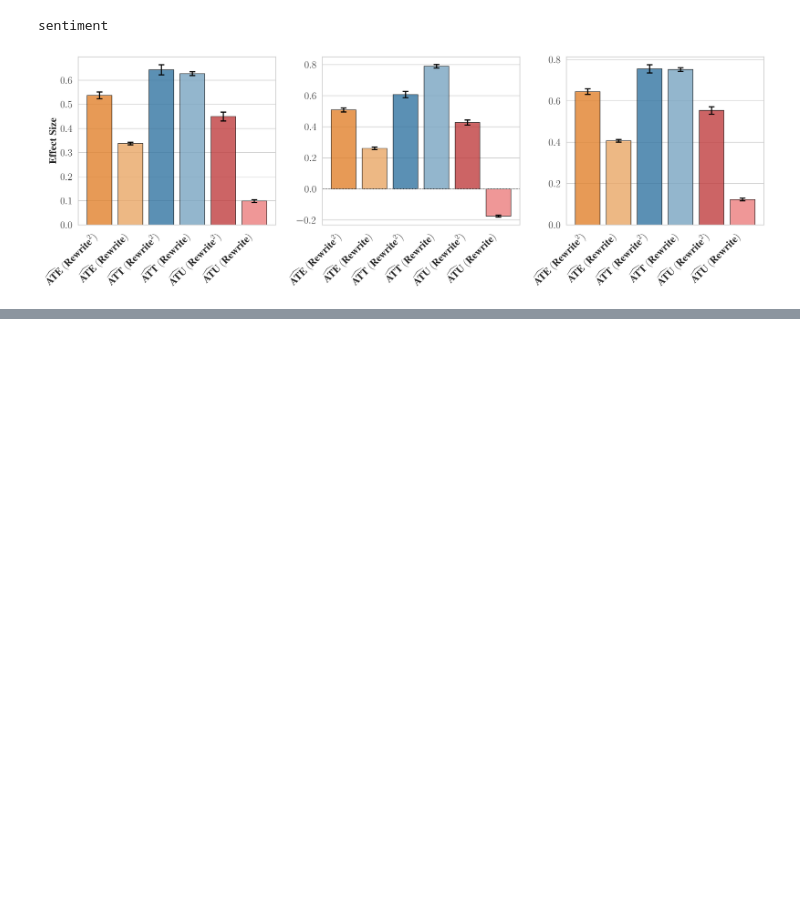
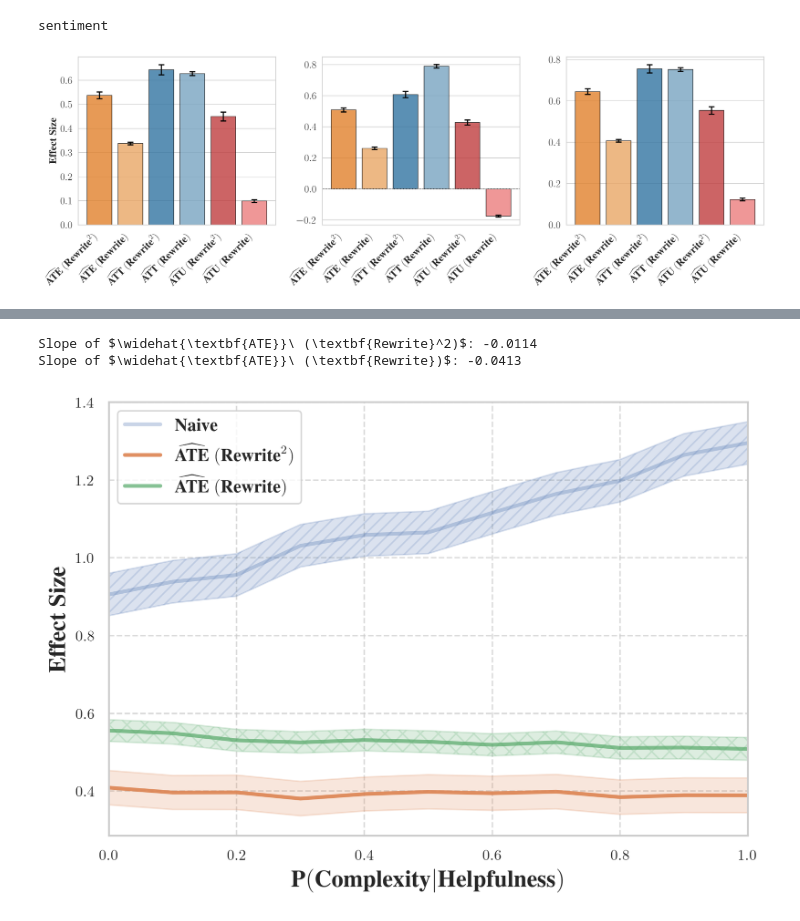
Before and after one commit to toddnief/RATE, a Jupyter notebook: notebooks/results.ipynb, the cells around one changed output, grey strips where cells are left out. Cells and saved outputs as stored; diff of their text form; code cells hidden in the pictures; blank space fills up the shorter version.

```diff
--- a/notebooks/results.ipynb
+++ b/notebooks/results.ipynb
@@ -303,0 +302,6 @@ Slope of $\widehat{\textbf{ATE}}\ (\textbf{Rewrite})$: -0.041311543802865024
+# %%
+synthetic_plot(help_synthetic_data, help_synthetic_templates, "Helpfulness", "Complexity", fr'$\textbf{{P}}(\textbf{{Complexity}}|\textbf{{Helpfulness}})$')
+# %% [output]
+Slope of $\widehat{\textbf{ATE}}\ (\textbf{Rewrite}^2)$: -0.0114
+Slope of $\widehat{\textbf{ATE}}\ (\textbf{Rewrite})$: -0.0413
+[figure, added]
```
Also changed, not shown: parts of 8 cells of this notebook, 1 other file.
